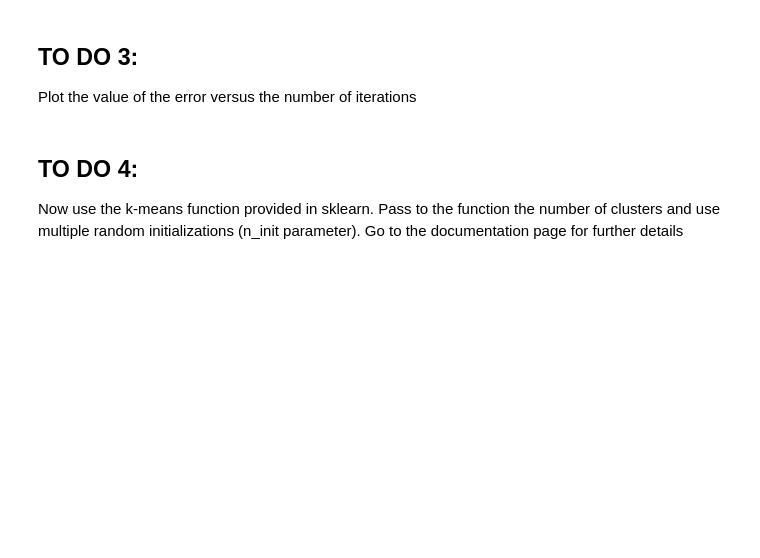
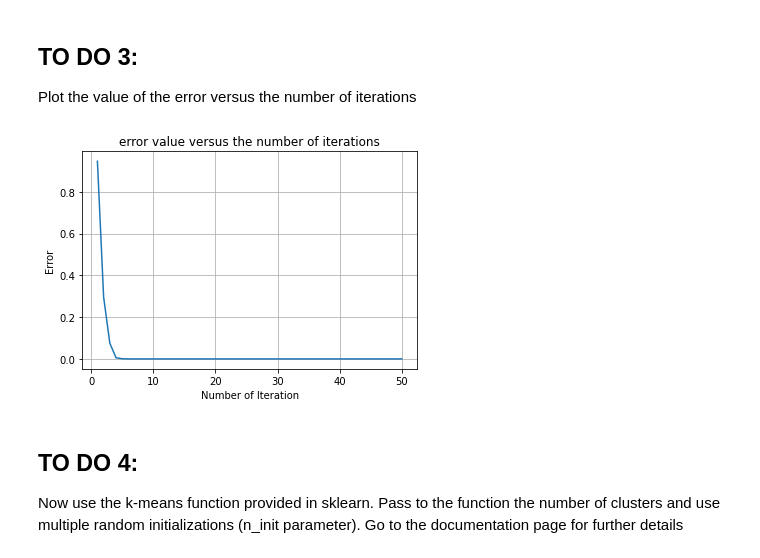
Before and after one commit to mdkameli/MLlab, a Jupyter notebook: lab_03/Clustering exercise.ipynb, the cells around one changed output. Saved outputs shown, nothing was run; the diff lists cells and outputs as text; code cells hidden in the pictures; blank space fills up the shorter version.

```diff
--- a/lab_03/Clustering exercise.ipynb
+++ b/lab_03/Clustering exercise.ipynb
@@ -118,3 +174,13 @@ Plot the value of the error versus the number of iterations
+# %%
+iteration = np.linspace(1,n_iters,n_iters)
+plt.plot(iteration,error)
+plt.xlabel('Number of Iteration')
+plt.ylabel('Error')
+plt.title('error value versus the number of iterations')
+plt.grid()
+plt.show()
+# %% [output]
+[figure, added]
 # %% [markdown]
 ## TO DO 4:
 Now use the k-means function provided in sklearn. Pass to the function the number of clusters and use multiple random initializations (n_init parameter). Go to the documentation page for further details
```
Also changed, not shown: parts of 37 cells of this notebook.
